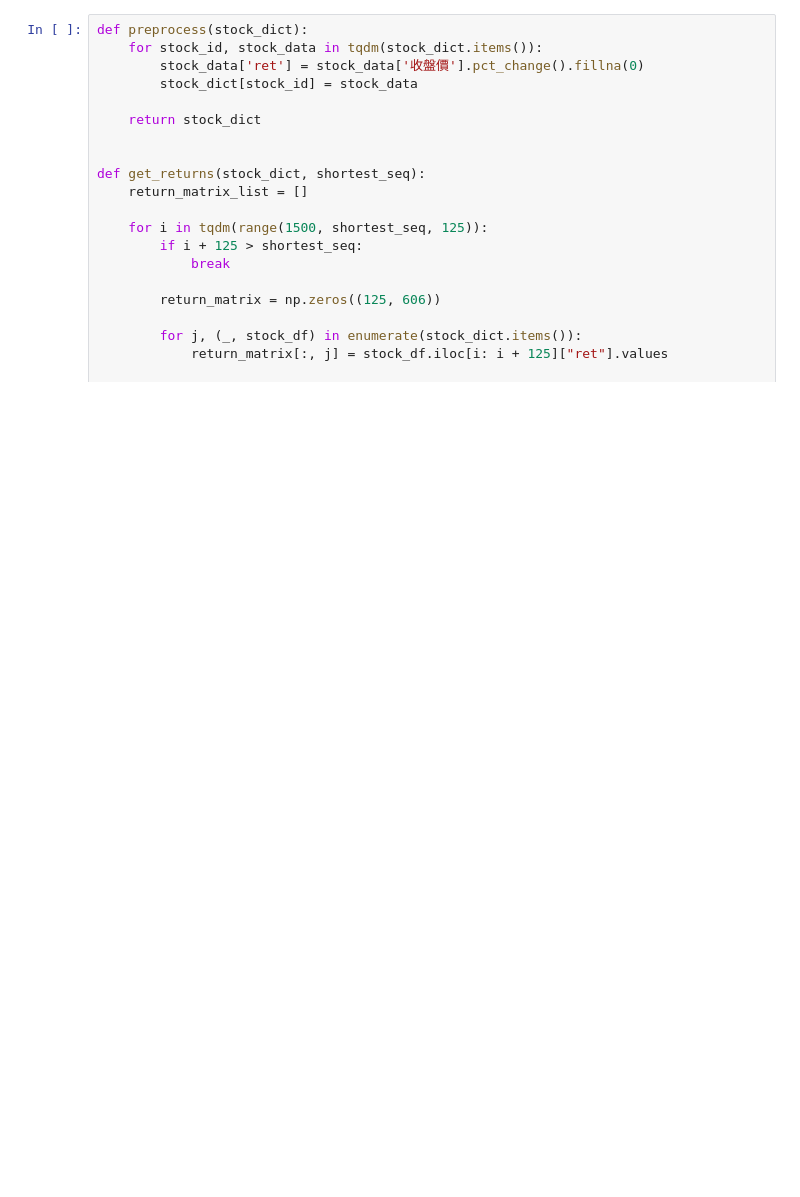
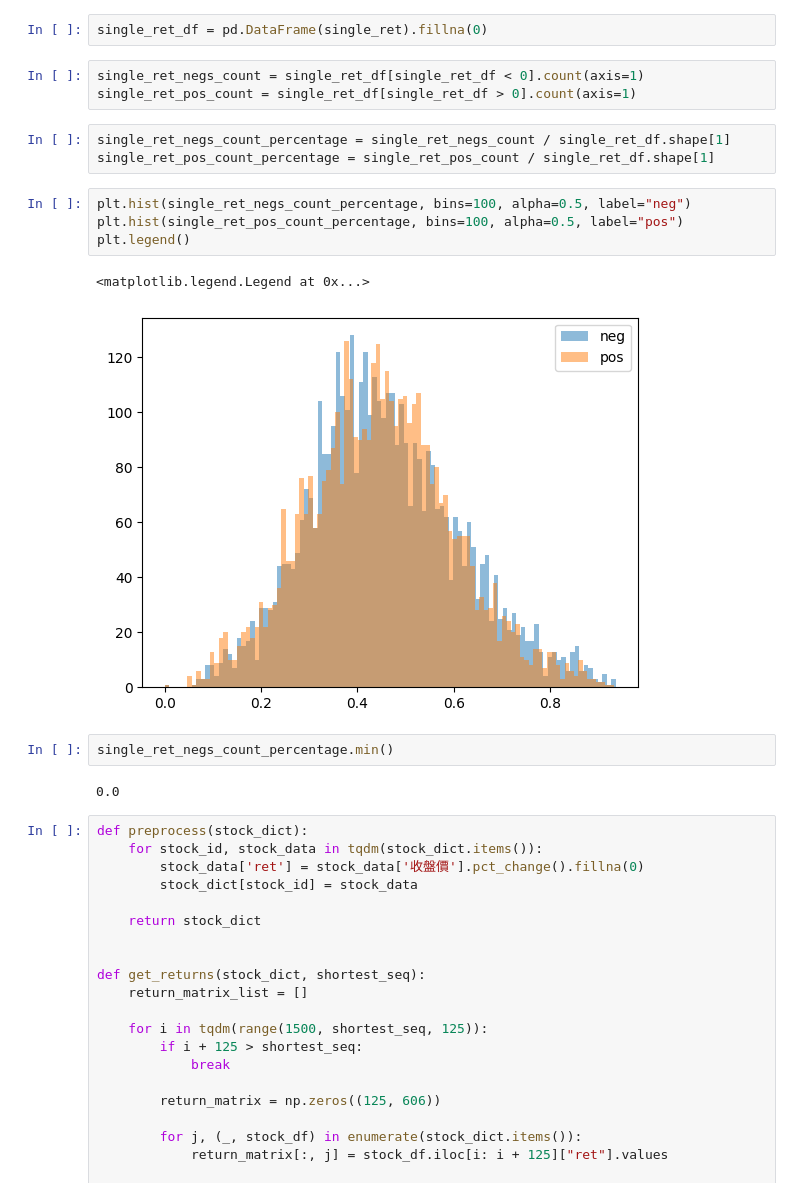
Before and after one commit to ylin08051005/neural-alpha, a Jupyter notebook: notebooks/perf.ipynb, the cells around one changed output. Drawn from its saved outputs; the diff is of its cells as text; blank space fills up the shorter version.

```diff
--- a/notebooks/perf.ipynb
+++ b/notebooks/perf.ipynb
@@ -33,3 +56,22 @@ shortest_seq = min([len(v) for v in subset.values()])
+# %%
+single_ret_df = pd.DataFrame(single_ret).fillna(0)
+# %%
+single_ret_negs_count = single_ret_df[single_ret_df < 0].count(axis=1)
+single_ret_pos_count = single_ret_df[single_ret_df > 0].count(axis=1)
+# %%
+single_ret_negs_count_percentage = single_ret_negs_count / single_ret_df.shape[1]
+single_ret_pos_count_percentage = single_ret_pos_count / single_ret_df.shape[1]
+# %%
+plt.hist(single_ret_negs_count_percentage, bins=100, alpha=0.5, label="neg")
+plt.hist(single_ret_pos_count_percentage, bins=100, alpha=0.5, label="pos")
+plt.legend()
+# %% [output]
+<matplotlib.legend.Legend at 0x...>
+[figure, added]
+# %%
+single_ret_negs_count_percentage.min()
+# %% [output]
+0.0
 # %%
 def preprocess(stock_dict):
     for stock_id, stock_data in tqdm(stock_dict.items()):
```
Also changed, not shown: parts of 19 cells of this notebook, 2 other files.
